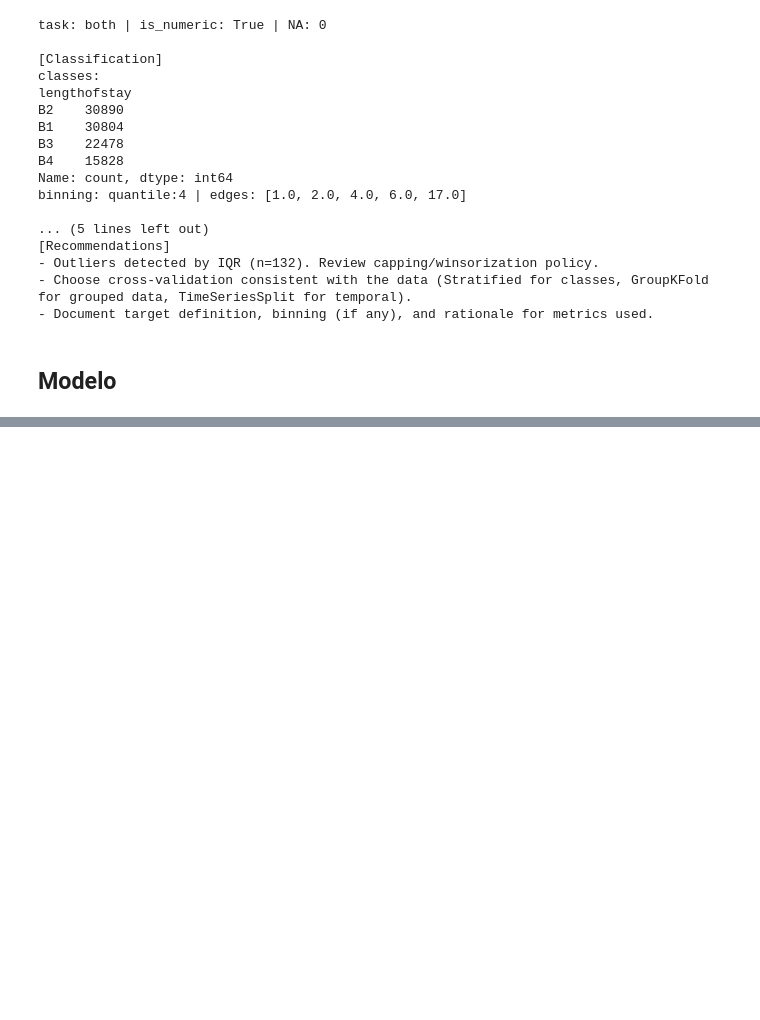
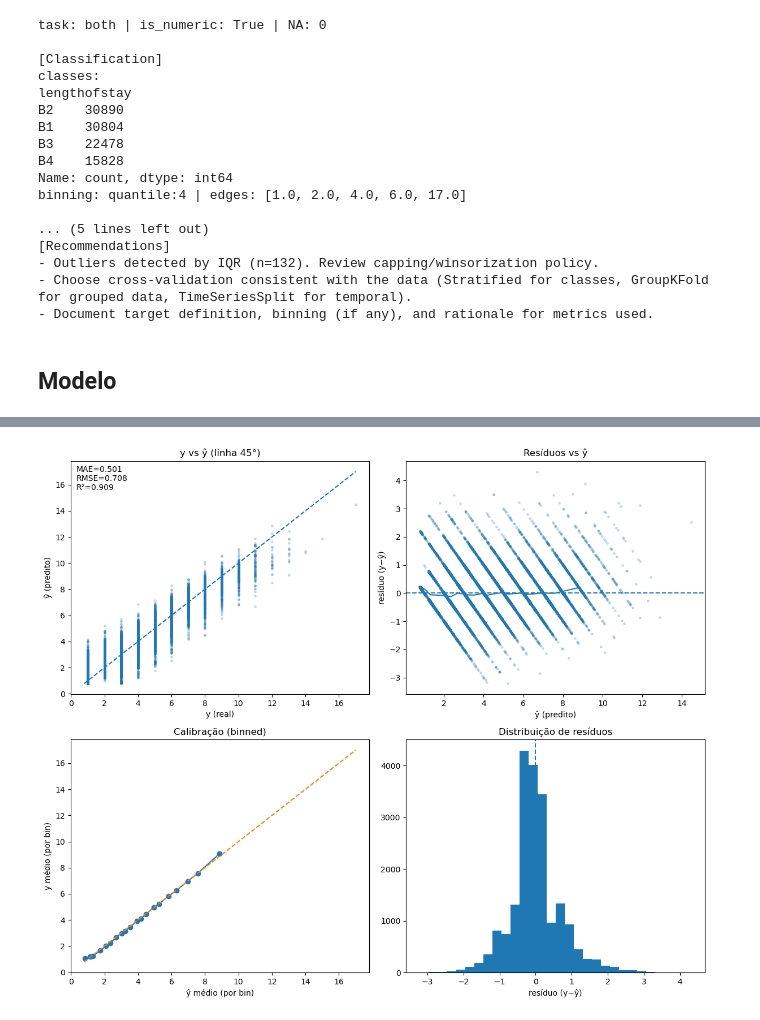
Before and after one commit to Micknog/LOS_EDA_DS, a Jupyter notebook: LOS_study_0.ipynb, the cells around one changed output, grey strips where cells are left out. Drawn from its saved outputs; the diff is of its cells as text; code cells hidden in the pictures; blank space fills up the shorter version.

```diff
--- a/LOS_study_0.ipynb
+++ b/LOS_study_0.ipynb
@@ -1660,6 +1663,11 @@ num_cols = ["hematocrit",
             "creatinine",
             "bmi",
             "respiration"]
+# %%
+df_entry["rcount"] = (
+    df_entry["rcount"].astype(str).str.replace(r"\+$", "", regex=True)
+    .pipe(pd.to_numeric, errors="coerce")
+)
 # %%
 y = df_entry["lengthofstay"]
 X = df_entry.drop(["lengthofstay", "discharged", "vdate", "eid"], axis=1)
@@ -1696,0 +1872,5 @@ shap.plots.beeswarm(shap_values, max_display=30)
+# %%
+y_pred = regressor.predict(X_test)
+regression_diagnostics(y_test, y_pred, bins=20)
+# %% [output]
+[figure, added]
```
Also changed, not shown: parts of 9 cells of this notebook.
